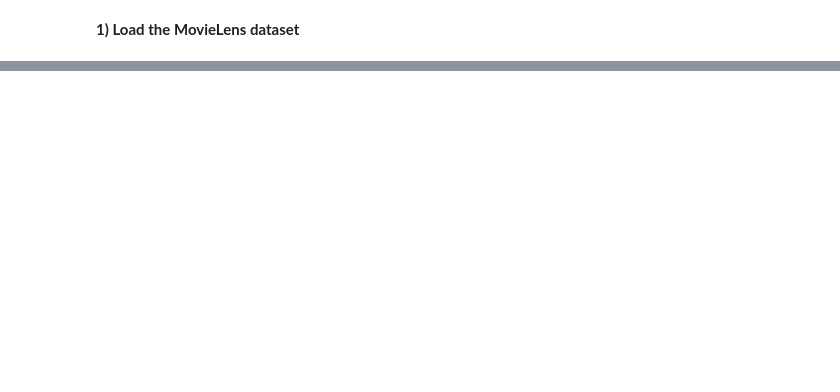
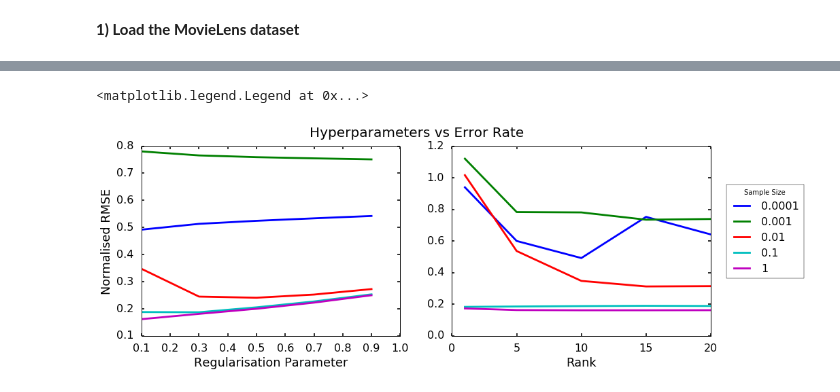
Before and after one commit to tobystaines/MovieLensBDCW, a Jupyter notebook: Coursework2.ipynb, the cells around one changed output, grey strips where cells are left out. Drawn from its saved outputs; the diff is of its cells as text; code cells hidden in the pictures; blank space fills up the shorter version.

```diff
--- a/Coursework2.ipynb
+++ b/Coursework2.ipynb
@@ -245,0 +503,29 @@ Other things we can do:
+# %%
+# Plot of hyperparameters against error rate
+
+# Regularisation will be plotted for the best performing overall rank (10)
+rank10 = validation_results[(validation_results['Rank']==10)&(validation_results['Rating Type']=='rating')]
+# Rank will be plotted for the best performing overall regularisation (0.1)
+regPoint1 = validation_results[(validation_results['Reg Param']==0.1)&(validation_results['Rating Type']=='rating')]
+
+sample_sizes = [0.0001, 0.001, 0.01, 0.1, 1.0]
+fig, ax = plt.subplots(1,2, figsize=(15,5))
+
+# Regularisation subplot
+for size in sample_sizes:
+    subset = rank10[rank10['Sample Size']==size]
+    ax[0].plot(subset['Reg Param'], subset['Normalised RMSE'])
+ax[0].set_xlabel('Regularisation Parameter')
+ax[0].set_ylabel('Normalised RMSE')
+
+# Rank subplot
+for size in sample_sizes:
+    subset = regPoint1[regPoint1['Sample Size']==size]
+    ax[1].plot(subset['Rank'], subset['Normalised RMSE'])
+ax[1].set_xlabel('Rank')
+plt.suptitle('Hyperparameters vs Error Rate', fontsize=20)
+
+plt.legend(['0.0001','0.001','0.01','0.1','1'], title='Sample Size', bbox_to_anchor=(1.04, 0.55), loc=6)
+# %% [output]
+<matplotlib.legend.Legend at 0x...>
+[figure, added]
```
Also changed, not shown: parts of 45 cells of this notebook.
